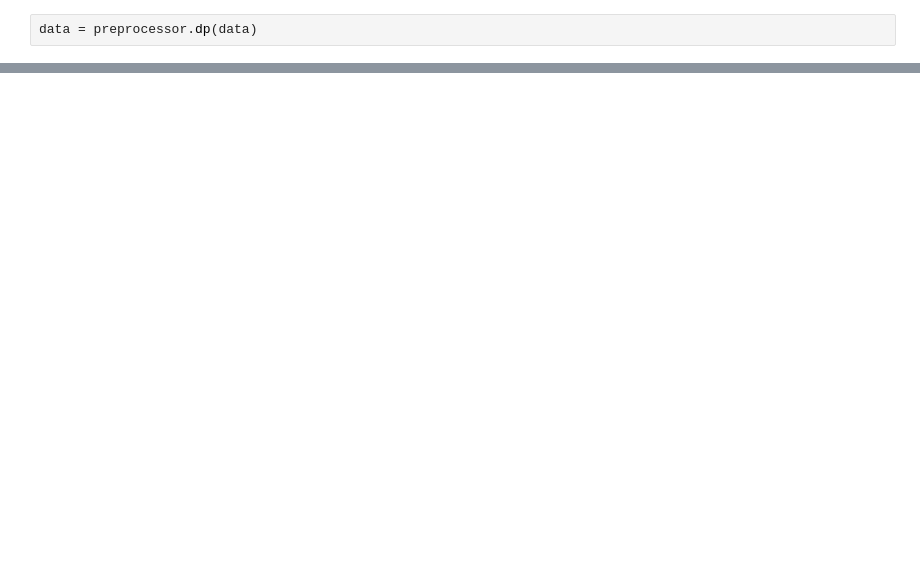
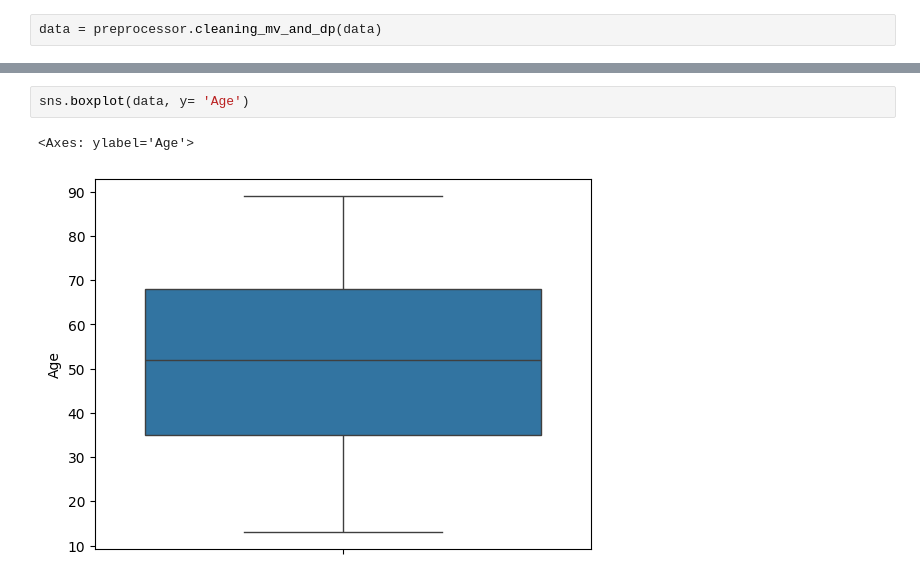
Before and after one commit to Angga-Ramda-Ramadhan/MedCheckProject, a Jupyter notebook: modelling.ipynb, the cells around one changed output, grey strips where cells are left out. Saved outputs shown, nothing was run; the diff lists cells and outputs as text; blank space fills up the shorter version.

Commit message:
Update Func Visualisasi dan Preprocessing

```diff
--- a/modelling.ipynb
+++ b/modelling.ipynb
@@ -16,4 +39,4 @@ data.head()
 # %%
-data = preprocessor.dp(data)
+data = preprocessor.cleaning_mv_and_dp(data)
 # %% [output]
 Data berhasil di hapus
@@ -23,0 +64,5 @@ np.int64(0)
+# %%
+sns.boxplot(data, y= 'Age')
+# %% [output]
+<Axes: ylabel='Age'>
+[figure, added]
```
Also changed, not shown: parts of 11 cells of this notebook, 7 other files.
